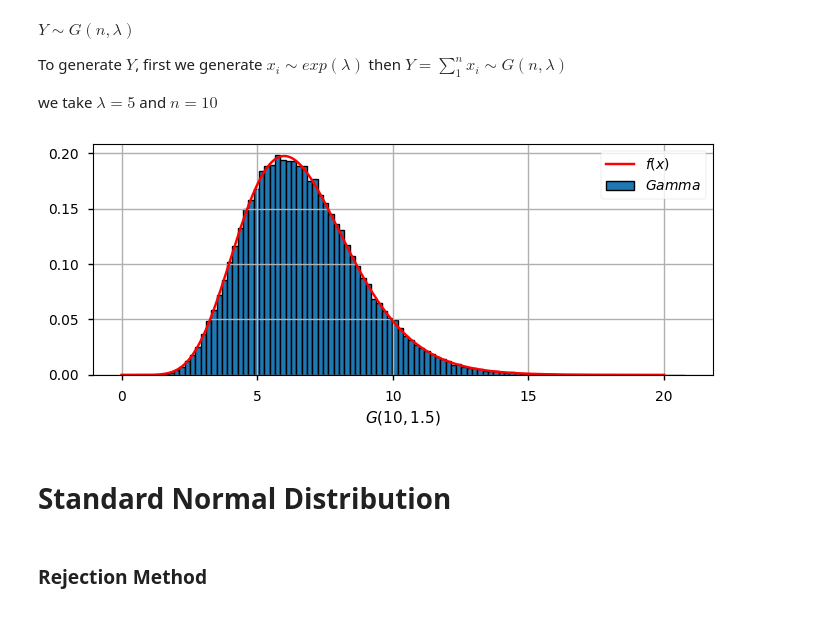
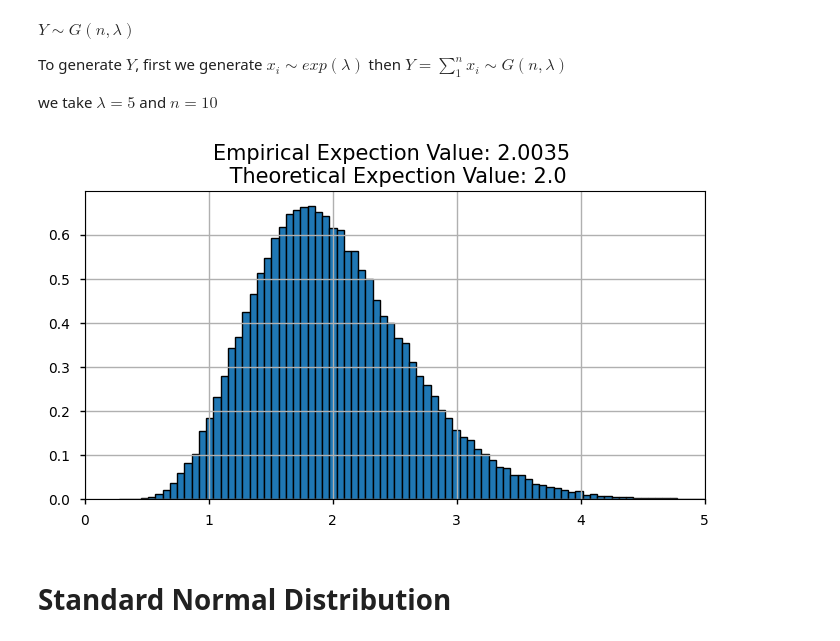
Before and after one commit to AzmainBiswas/Monte_Carlo, a Jupyter notebook: Generating Random Variable/Continuous.ipynb, the cells around one changed output. Saved outputs shown, nothing was run; the diff lists cells and outputs as text; code cells hidden in the pictures.

```diff
--- a/Generating Random Variable/Continuous.ipynb
+++ b/Generating Random Variable/Continuous.ipynb
@@ -5,6 +5,8 @@ import math
 import statistics
 
 plt.style.use("seaborn-v0_8-notebook")
+
+Number_Of_Simulation = 100000
 # %% [markdown]
 _**Proposition:**_ Let $U$ ba a $U[0,1]$ random variable. For any continuous distribution function $F$
 the random variable $X$ defined by $$X=F^{-1}(U)$$ has distribution $F$. [$F^{-1}$ is defined to be that value of $x$ such that $F(x)=u$]
@@ -79,42 +87,46 @@ To generate $Y$, first we generate $x_i \sim exp(\lambda)$ then $Y=\sum_1^n x_i\
 
 we take $\lambda = 5$ and $n=10$
 # %%
-LAM = 1.5
+LAM = 5
 N = 10
 
 
 def Gamma_dis(x, n, lam):
     return lam**n * x ** (n - 1) * np.exp(-lam * x) / float(math.factorial(n - 1))
 
 
-def Gamma_rv(n, lam):
+def Gamma_RV(n, lam):
     Us = np.random.uniform(size=n)
-    Exp_rv = -np.log(1 - Us) / lam
+    Exp_rv = -np.log(Us) / lam
     return Exp_rv.sum()
 
 
-G_man = []
-for _ in range(100000):
-    G_man.append(Gamma_rv(N, LAM))
+Gamma_variabels = []
+for _ in range(Number_Of_Simulation):
+    Gamma_variabels.append(Gamma_RV(N, LAM))
 
-x = np.linspace(0, 20, 100000)
-plt.figure(figsize=(8, 3))
-plt.plot(x, Gamma_dis(x, N, LAM), color="red", label="$f(x)$")
+gamma_expection = sum(Gamma_variabels) / len(Gamma_variabels)
+
+x = np.linspace(0, 6, 100000)
+plt.figure(figsize=(8, 4))
+# plt.plot(x, Gamma_dis(x, N, LAM), color="red", label="$f(x)$")
 plt.hist(
-    G_man,
+    Gamma_variabels,
     edgecolor="black",
     density="norm",
     linewidth=1,
     bins=100,
     label="$Gamma$",
 )
-plt.legend()
+# plt.legend()
 plt.grid()
-plt.xlabel(f"$G({N},{LAM})$")
+plt.title(
+    f"Empirical Expection Value: {gamma_expection:.4f} \n Theoretical Expection Value: {N/LAM}",
+    fontsize=15,
+)
+plt.xlim([0, 5])
 plt.show()
 # %% [output]
-[figure, old version]
+[figure, new version]
 # %% [markdown]
 # Standard Normal Distribution
-# %% [markdown]
-### Rejection Method
```
Also changed, not shown: parts of 10 cells of this notebook, 1 other file.
